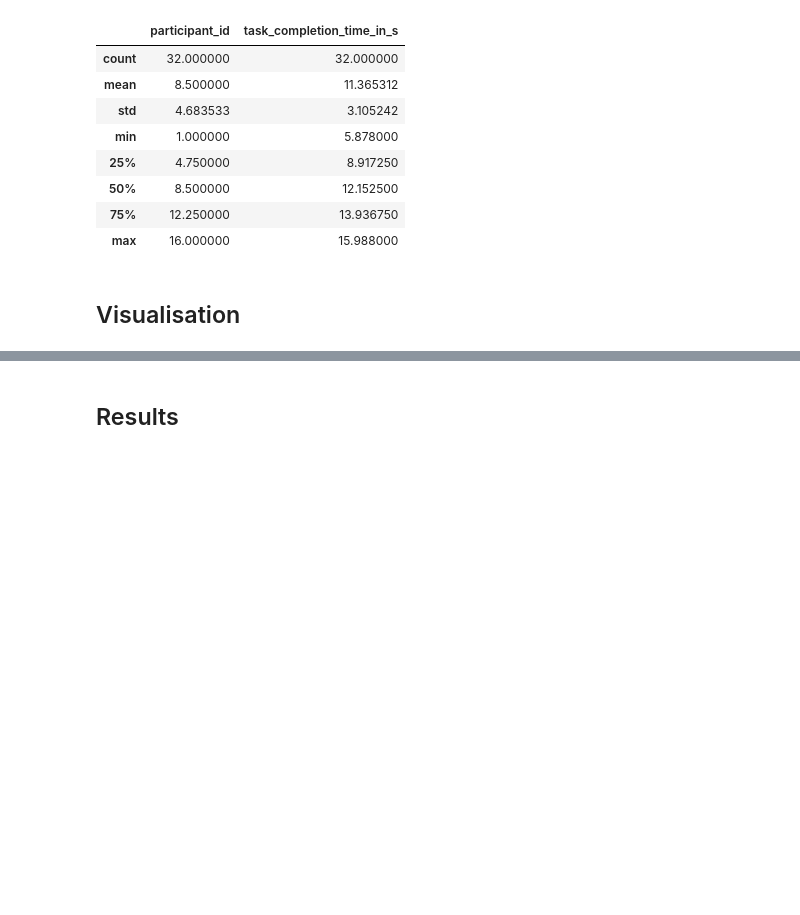
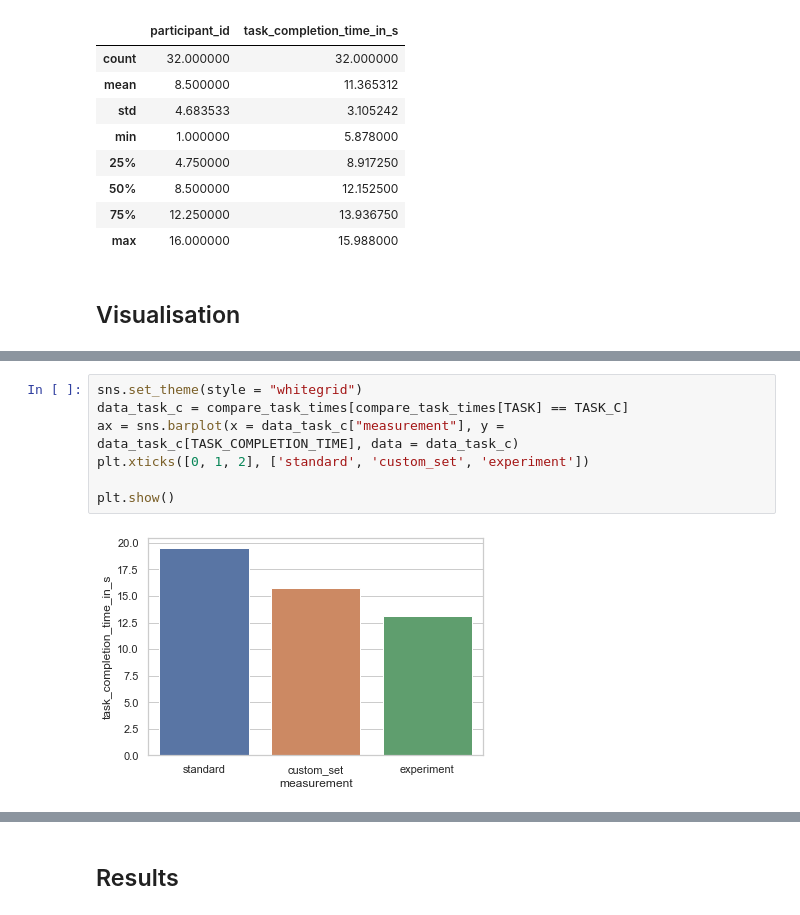
Before and after one commit to ITT-21SS-UR/assignment6-modellinginteraction-sc2, a Jupyter notebook: klm_report.ipynb, the cells around one changed output, grey strips where cells are left out. Drawn from its saved outputs; the diff is of its cells as text; blank space fills up the shorter version.

```diff
--- a/klm_report.ipynb
+++ b/klm_report.ipynb
@@ -242,0 +254,9 @@ plt.show()
+# %%
+sns.set_theme(style = "whitegrid")
+data_task_c = compare_task_times[compare_task_times[TASK] == TASK_C]
+ax = sns.barplot(x = data_task_c["measurement"], y = data_task_c[TASK_COMPLETION_TIME], data = data_task_c)
+plt.xticks([0, 1, 2], ['standard', 'custom_set', 'experiment'])
+
+plt.show()
+# %% [output]
+[figure, added]
```
Also changed, not shown: parts of 10 cells of this notebook, 2 other files.
